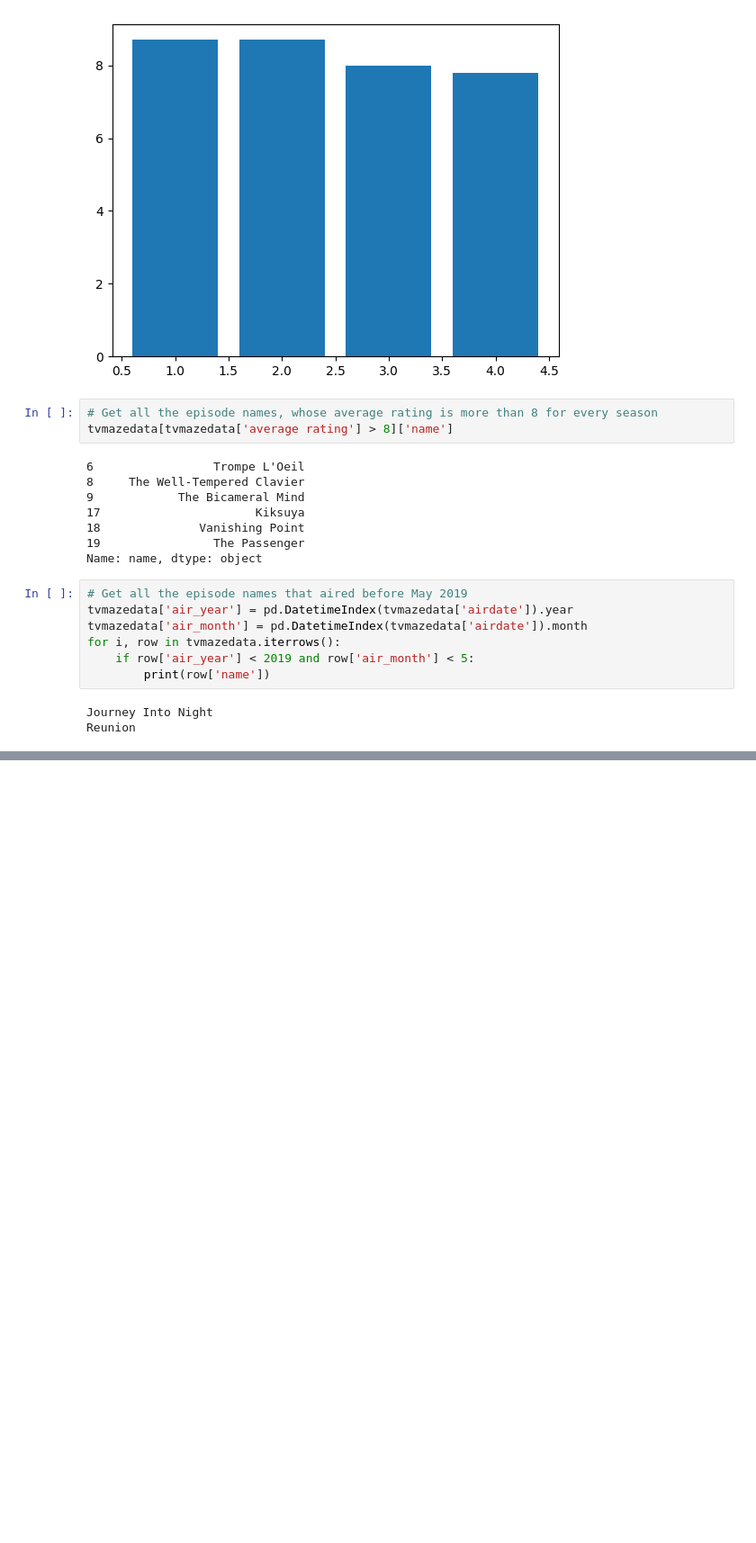
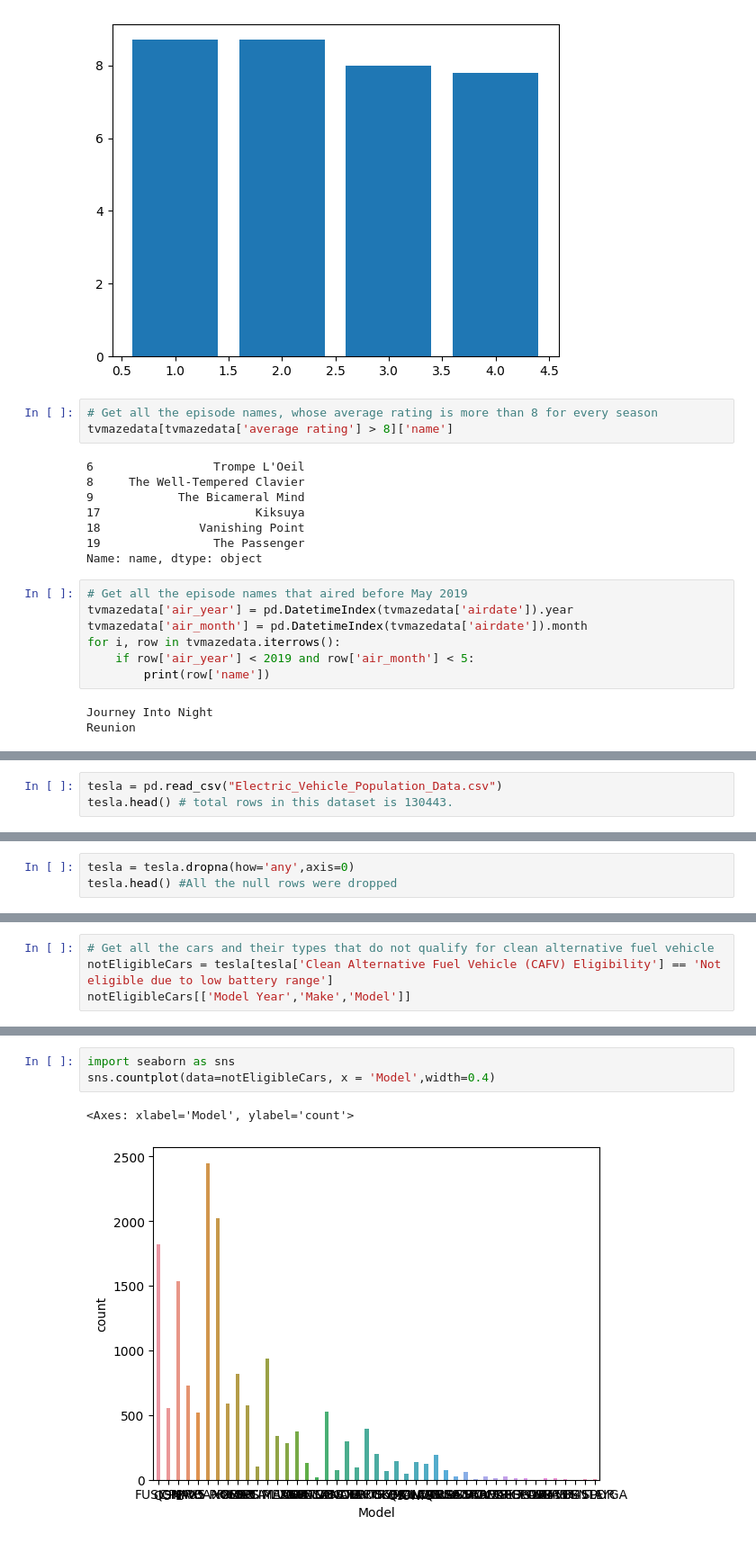
Before and after one commit to AKISHPOTHURI/DataScienceAssignment, a Jupyter notebook: python.ipynb, the cells around one changed output, grey strips where cells are left out. Shown at 90% size. Saved outputs shown, nothing was run; the diff lists cells and outputs as text; blank space fills up the shorter version.

```diff
--- a/python.ipynb
+++ b/python.ipynb
@@ -628,0 +675,3 @@ Name: name, dtype: object
+# %%
+tesla = pd.read_csv("Electric_Vehicle_Population_Data.csv")
+tesla.head() # total rows in this dataset is 130443.
@@ -628,0 +706,3 @@ Name: name, dtype: object
+# %%
+tesla = tesla.dropna(how='any',axis=0)
+tesla.head() #All the null rows were dropped
@@ -628,0 +723,4 @@ Name: name, dtype: object
+# %%
+# Get all the cars and their types that do not qualify for clean alternative fuel vehicle
+notEligibleCars = tesla[tesla['Clean Alternative Fuel Vehicle (CAFV) Eligibility'] == 'Not eligible due to low battery range']
+notEligibleCars[['Model Year','Make','Model']]
@@ -628,0 +741,6 @@ Name: name, dtype: object
+# %%
+import seaborn as sns
+sns.countplot(data=notEligibleCars, x = 'Model',width=0.4)
+# %% [output]
+<Axes: xlabel='Model', ylabel='count'>
+[figure, added]
```
Also changed, not shown: parts of 14 cells of this notebook, 3 other files.
